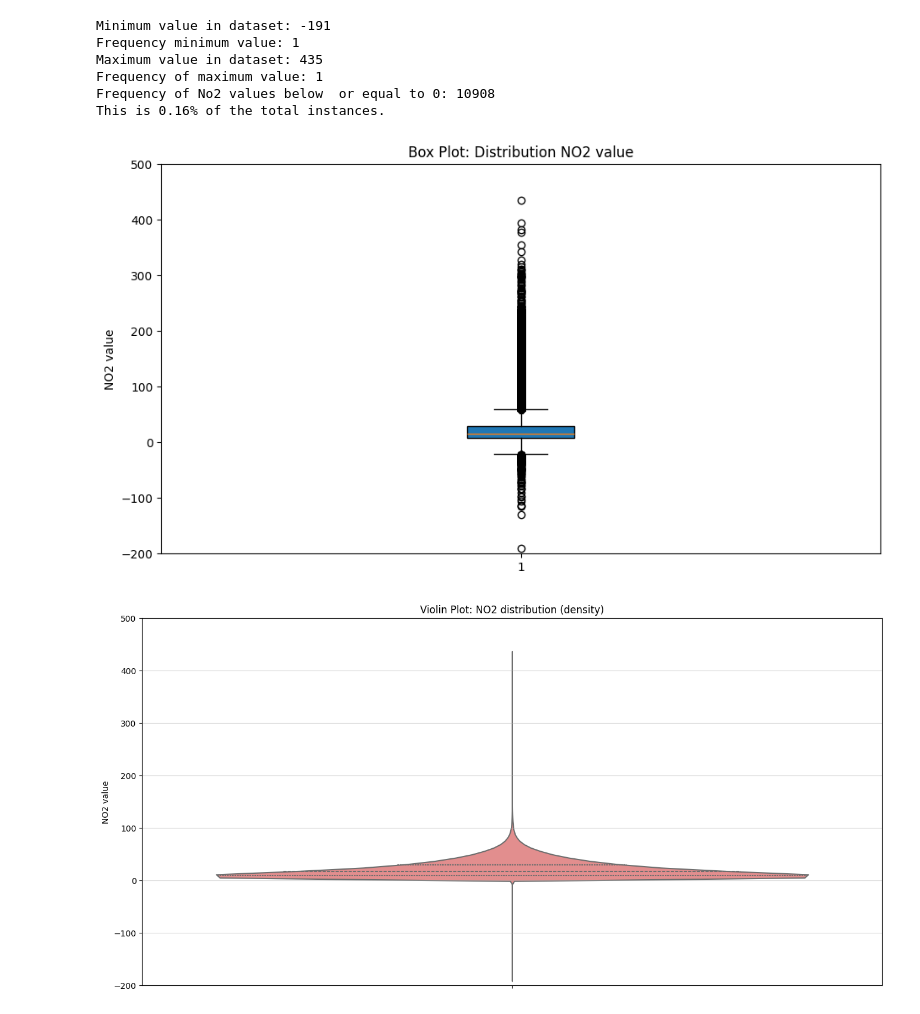
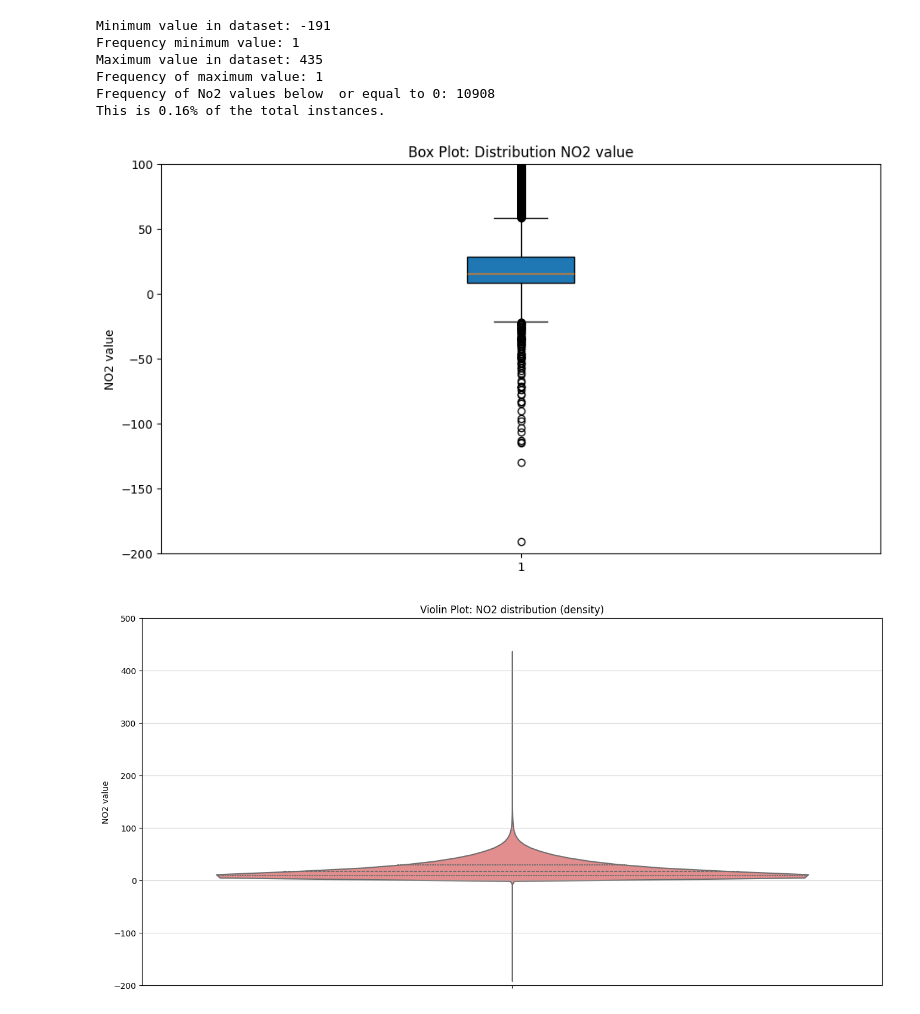
Before and after one commit to R-Zaid/DSS-project, a Jupyter notebook: main/Preprocessors/NO2_dataset.ipynb, the cells around one changed output. Saved outputs shown, nothing was run; the diff lists cells and outputs as text; code cells hidden in the pictures.

```diff
--- a/main/Preprocessors/NO2_dataset.ipynb
+++ b/main/Preprocessors/NO2_dataset.ipynb
@@ -372,21 +402,21 @@ This is 0.16% of the total instances.
 # %%
 import matplotlib.pyplot as plt
 
 
 plt.figure(figsize=(11, 6))
 plt.boxplot(
     main_df['waarde'],
     vert=True,
     patch_artist=True
 )
 
-plt.ylim(-200, 500)
+plt.ylim(-200, 100)
 
 plt.title("Box Plot: Distribution NO2 value")
 plt.ylabel("NO2 value")
 plt.show()
 # %% [output]
-[figure, old version]
+[figure, new version]
 # %%
 import matplotlib.pyplot as plt
 import seaborn as sns
```
Also changed, not shown: parts of 7 cells of this notebook.
